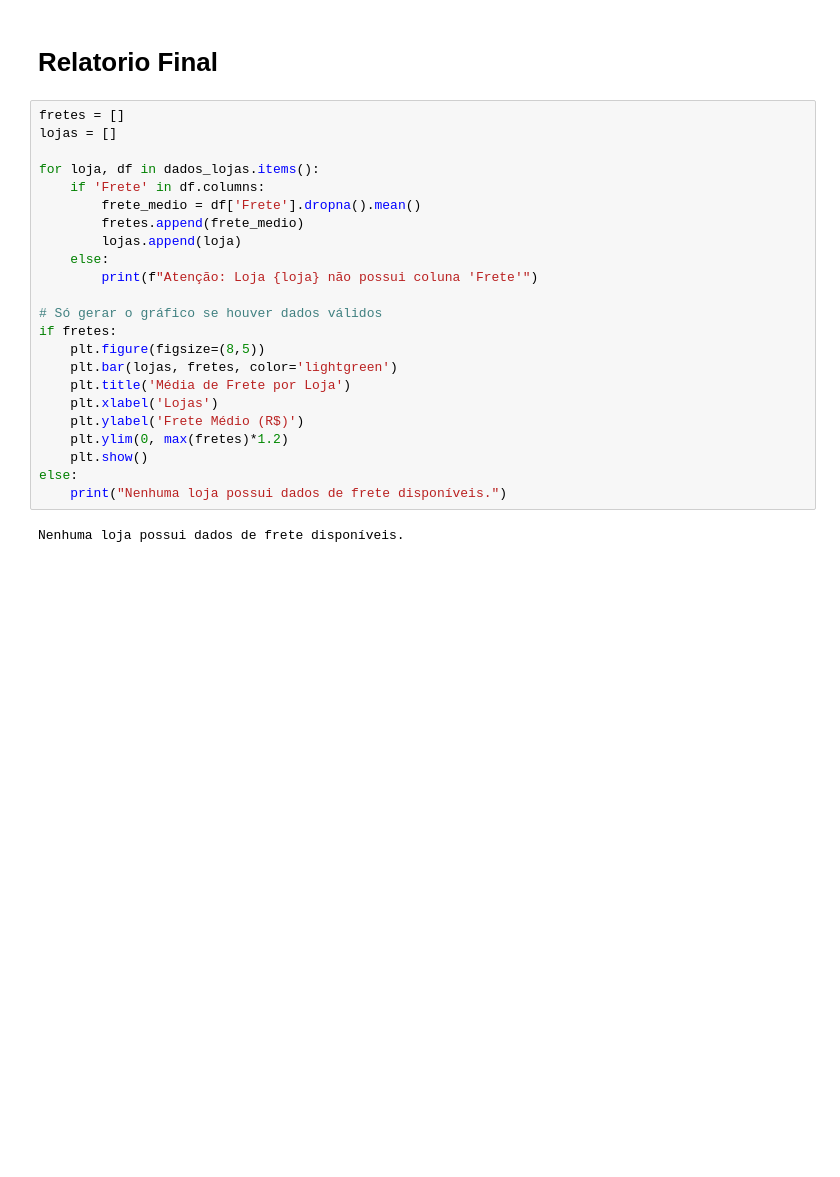
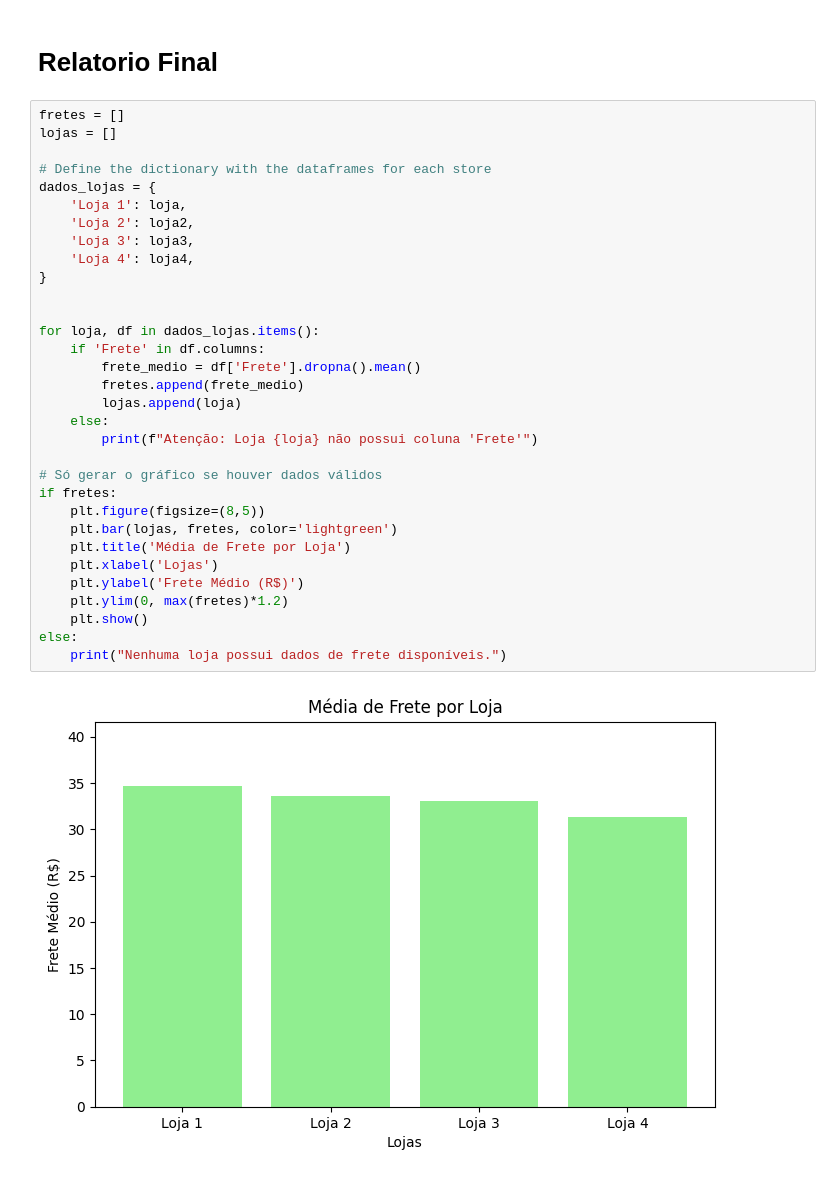
Before and after one commit to Laviniamadeira/Primeiro_passos_Data_science, a Jupyter notebook: AluraStoreBr.ipynb, the cells around one changed output. Saved outputs shown, nothing was run; the diff lists cells and outputs as text; blank space fills up the shorter version.

```diff
--- a/AluraStoreBr.ipynb
+++ b/AluraStoreBr.ipynb
@@ -255,25 +268,34 @@ Média de frete da Loja 4: R$31.28
 # %%
 fretes = []
 lojas = []
+
+# Define the dictionary with the dataframes for each store
+dados_lojas = {
+    'Loja 1': loja,
+    'Loja 2': loja2,
+    'Loja 3': loja3,
+    'Loja 4': loja4,
+}
+
 
 for loja, df in dados_lojas.items():
     if 'Frete' in df.columns:
         frete_medio = df['Frete'].dropna().mean()
         fretes.append(frete_medio)
         lojas.append(loja)
     else:
         print(f"Atenção: Loja {loja} não possui coluna 'Frete'")
 
 # Só gerar o gráfico se houver dados válidos
 if fretes:
     plt.figure(figsize=(8,5))
     plt.bar(lojas, fretes, color='lightgreen')
     plt.title('Média de Frete por Loja')
     plt.xlabel('Lojas')
     plt.ylabel('Frete Médio (R$)')
     plt.ylim(0, max(fretes)*1.2)
     plt.show()
 else:
     print("Nenhuma loja possui dados de frete disponíveis.")
 # %% [output]
-Nenhuma loja possui dados de frete disponíveis.
+[figure, added]
```
Also changed, not shown: parts of 2 cells of this notebook.
